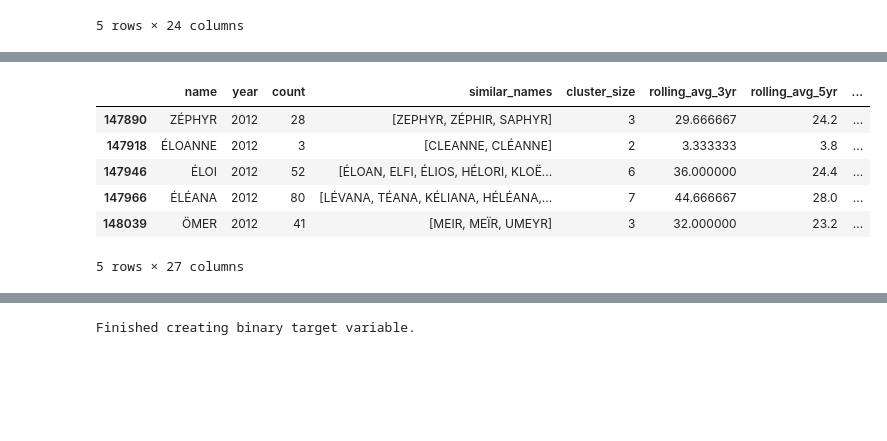
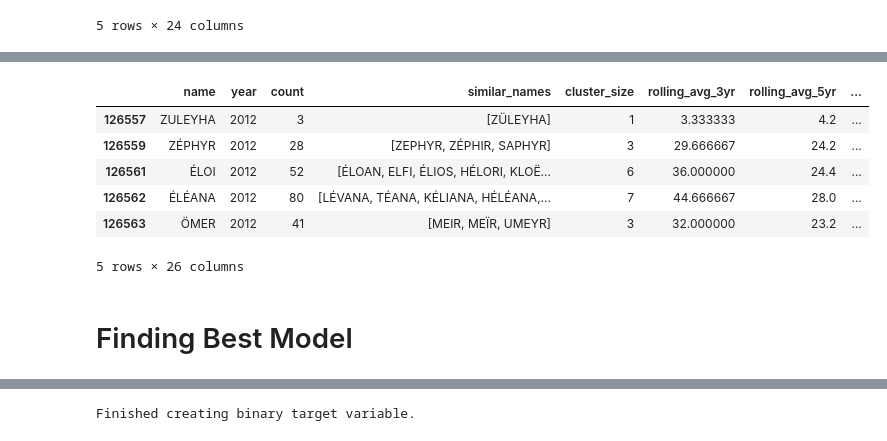
Before and after one commit to Beg1nner4ever/name_cluster, a Jupyter notebook: name_notebook_2.ipynb, the cells around one changed output, grey strips where cells are left out. Saved outputs shown, nothing was run; the diff lists cells and outputs as text; code cells hidden in the pictures; blank space fills up the shorter version.

```diff
--- a/name_notebook_2.ipynb
+++ b/name_notebook_2.ipynb
@@ -401,7 +416,7 @@ def create_target_variable(df, prediction_window=10):
 
     return result_df
 # %%
-target = create_target_variable(test, prediction_window=10)
+target = create_target_variable(feature_test, prediction_window=10)
 target.head()
 # %% [output]
 |  | name | year | count | similar_names | cluster_size | rolling_avg_3yr | rolling_avg_5yr | ... |
@@ -413,0 +429,6 @@ target.head()
+# %%
+# Deleting the names that have less than 10 years of data
+first_appear = target.groupby('name')['year'].min().reset_index()
+first_appear.sort_values(['year', 'name']).head()
+first_appear.rename(columns={'year': 'first_year'}, inplace=True)
+first_appear.head()
@@ -413,0 +442,3 @@ target.head()
+# %%
+target = pd.merge(target, first_appear, on='name', how='left')
+target.head()
@@ -413,0 +453,3 @@ target.head()
+# %%
+target = target[target["first_year"] <= 1990]
+target.tail()
@@ -414,14 +464,16 @@ target.head()
 # %%
-# erasing the last 10 years
+# erasing the last 10 years for train
 max_year = target['year'].max() - 10
-target_m_10 = target[target['year'] <= max_year]
-target_m_10.tail()
+train = target[target['year'] <= max_year]
+train.tail()
 # %% [output]
 |  | name | year | count | similar_names | cluster_size | rolling_avg_3yr | rolling_avg_5yr | ... |
-| 147890 | ZÉPHYR | 2012 | 28 | [ZEPHYR, ZÉPHIR, SAPHYR] | 3 | 29.666667 | 24.2 | ... |
-| 147918 | ÉLOANNE | 2012 | 3 | [CLEANNE, CLÉANNE] | 2 | 3.333333 | 3.8 | ... |
-| 147946 | ÉLOI | 2012 | 52 | [ÉLOAN, ELFI, ÉLIOS, HÉLORI, KLOË... | 6 | 36.000000 | 24.4 | ... |
-| 147966 | ÉLÉANA | 2012 | 80 | [LÉVANA, TÉANA, KÉLIANA, HÉLÉANA,... | 7 | 44.666667 | 28.0 | ... |
-| 148039 | ÖMER | 2012 | 41 | [MEIR, MEÏR, UMEYR] | 3 | 32.000000 | 23.2 | ... |
+| 126557 | ZULEYHA | 2012 | 3 | [ZÜLEYHA] | 1 | 3.333333 | 4.2 | ... |
+| 126559 | ZÉPHYR | 2012 | 28 | [ZEPHYR, ZÉPHIR, SAPHYR] | 3 | 29.666667 | 24.2 | ... |
+| 126561 | ÉLOI | 2012 | 52 | [ÉLOAN, ELFI, ÉLIOS, HÉLORI, KLOË... | 6 | 36.000000 | 24.4 | ... |
+| 126562 | ÉLÉANA | 2012 | 80 | [LÉVANA, TÉANA, KÉLIANA, HÉLÉANA,... | 7 | 44.666667 | 28.0 | ... |
+| 126563 | ÖMER | 2012 | 41 | [MEIR, MEÏR, UMEYR] | 3 | 32.000000 | 23.2 | ... |
-5 rows × 27 columns
+5 rows × 26 columns
+# %% [markdown]
+# Finding Best Model
 # %%
```
Also changed, not shown: parts of 39 cells of this notebook.
